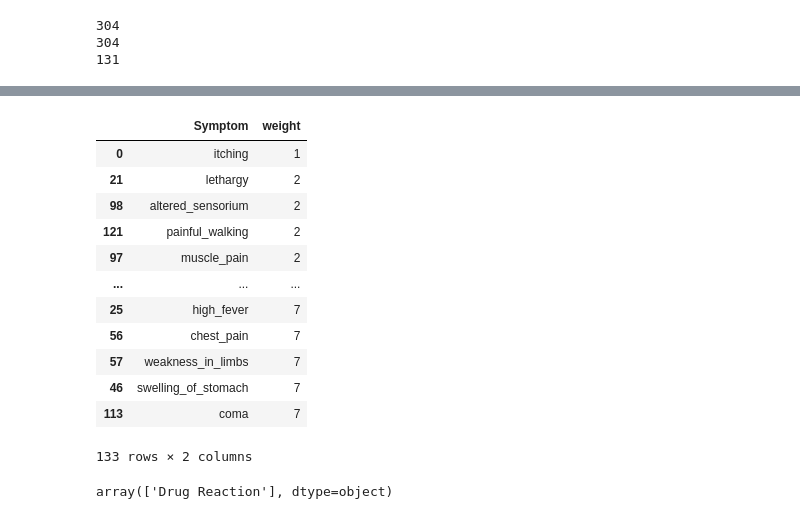
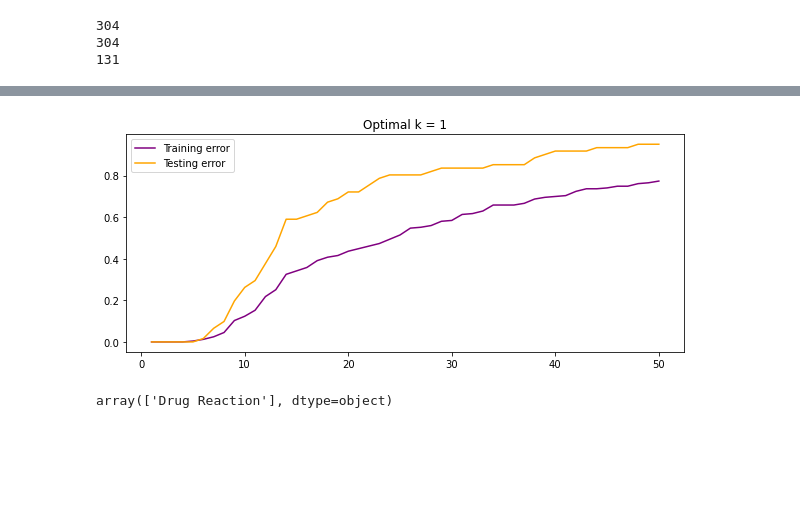
Before and after one commit to mbenkus/MedicalChatbot, a Jupyter notebook: model.ipynb, the cells around one changed output, grey strips where cells are left out. Saved outputs shown, nothing was run; the diff lists cells and outputs as text; code cells hidden in the pictures; blank space fills up the shorter version.

Commit message:
Ensemble learning
Added ensemble learning model containing four models: kNN, LogisticRegression, SVM and DecisionTree.

```diff
--- a/model.ipynb
+++ b/model.ipynb
@@ -132,18 +140,46 @@ description = diseases_description.loc[diseases_description['Disease'] == diseas
-# %%
-symptom_severity.sort_values(by='weight')
-# %% [output]
-|  | Symptom | weight |
-| 0 | itching | 1 |
-| 21 | lethargy | 2 |
-| 98 | altered_sensorium | 2 |
-| 121 | painful_walking | 2 |
-| 97 | muscle_pain | 2 |
-| ... | ... | ... |
-| 25 | high_fever | 7 |
-| 56 | chest_pain | 7 |
-| 57 | weakness_in_limbs | 7 |
-| 46 | swelling_of_stomach | 7 |
-| 113 | coma | 7 |
-133 rows × 2 columns
+# %%
+def cross_validation(X_train, y_train, X_test, y_test, model_name, parameter_range=50):
+    train_errors = []
+    test_errors = []
+
+    parameters = np.linspace(1, parameter_range, parameter_range, dtype=int)
+
+    for parameter in parameters:
+        if model_name == 'knn':
+            model = KNeighborsClassifier(n_neighbors=parameter, metric='cosine')
+        elif model_name == 'logreg':
+            model = LogisticRegression(solver='liblinear', C=1/(parameter*20))
+        elif model_name == 'dctree':
+            model = DecisionTreeClassifier(splitter='random', max_depth=parameter)
+        elif model_name =='svm':
+            model = SVC(C=1/parameter*10, gamma=1-1/(parameter+1))
+
+        model.fit(X_train, y_train)
+        learning_error = 1 - model.score(X_train, y_train)
+        testing_error = 1 - model.score(X_test, y_test)
+        train_errors.append(learning_error)
+        test_errors.append(testing_error)
+
+    if model_name == 'logreg':
+        best_parameter_value = 1/(parameters[np.argmin(test_errors)]*20)
+    else:
+        best_parameter_value = parameters[np.argmin(test_errors)]
+
+    return parameters, best_parameter_value, train_errors, test_errors
+# %%
+k_range = 20
+
+fig = plt.figure(figsize=(10,4))
+
+
+k, best_k, train_errors, test_errors = cross_validation(X_train, y_train, X_test, y_test, model_name='knn')
+plt.title(f"Optimal k = {best_k}")
+plt.plot(k, train_errors, c='purple', label='Training error')
+plt.plot(k, test_errors, c='orange', label='Testing error')
+plt.legend()
+
+plt.show()
+# %% [output]
+[figure, added]
 # %%
 from sklearn.tree import DecisionTreeClassifier
```
Also changed, not shown: parts of 21 cells of this notebook, 2 other files.
